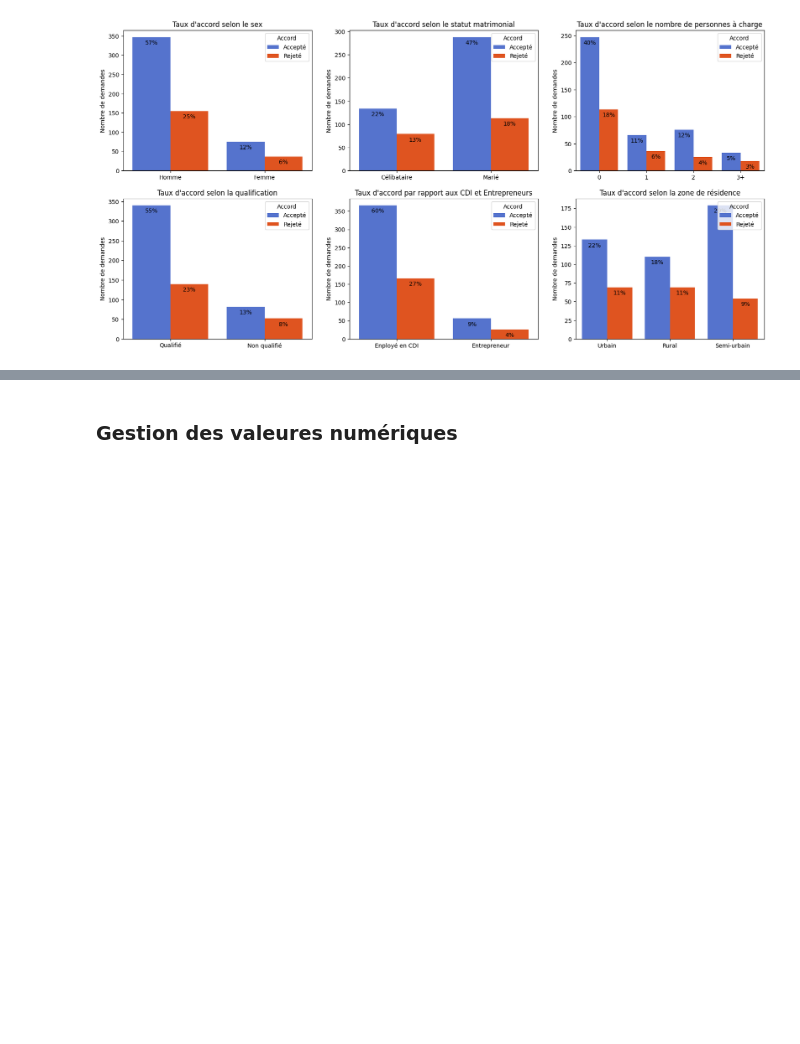
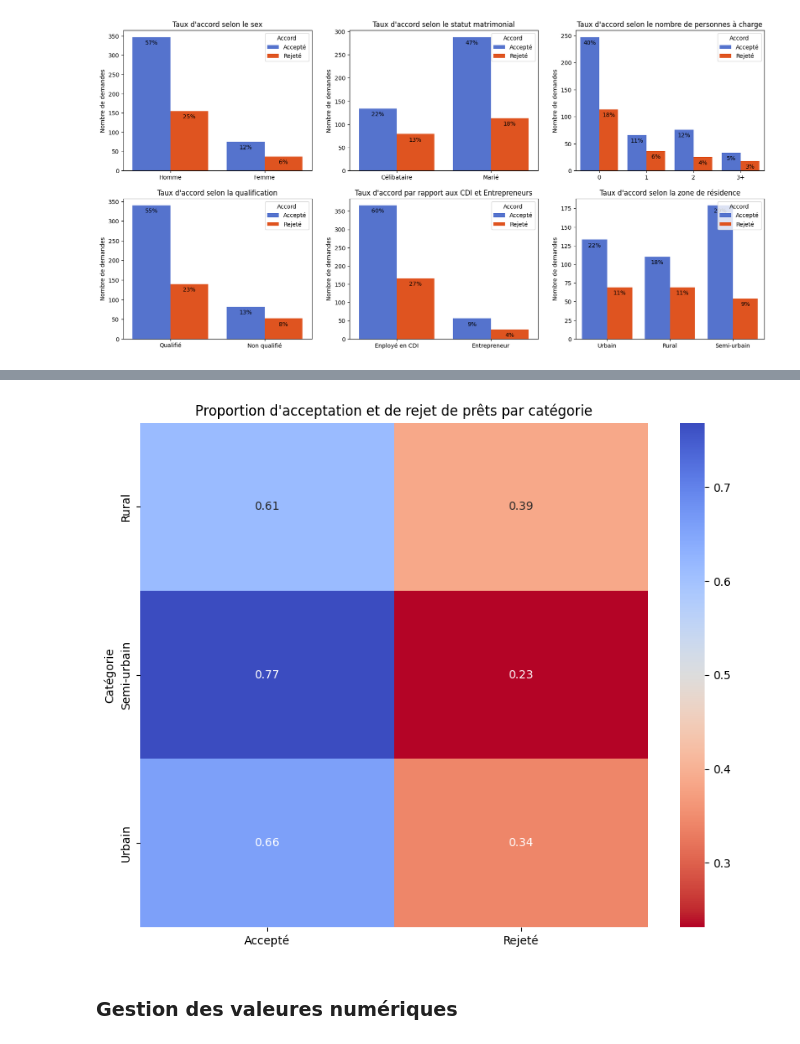
Before and after one commit to Patrick-NII/Analyse_Credits, a Jupyter notebook: EDA_Prets_Immo.ipynb, the cells around one changed output, grey strips where cells are left out. Saved outputs shown, nothing was run; the diff lists cells and outputs as text; code cells hidden in the pictures; blank space fills up the shorter version.

Commit message:
visualtion de la matrix de correlation

```diff
--- a/EDA_Prets_Immo.ipynb
+++ b/EDA_Prets_Immo.ipynb
@@ -239,3 +264,14 @@ plt.show()
+# %%
+# Heatmap pour visualiser les différences entre les taux d'accord et de refus pour chaque catégorie
+plt.figure(figsize=(10, 8))
+sns.heatmap(cross[['Accepté', 'Rejeté']], annot=True, cmap='coolwarm_r', fmt='.2f')
+plt.title('Proportion d\'acceptation et de rejet de prêts par catégorie')
+plt.xlabel('')
+plt.ylabel('Catégorie')
+plt.xticks(rotation=0)
+plt.show()
+# %% [output]
+[figure, added]
 # %% [markdown]
 ### Gestion des valeures numériques
 # %%
```
Also changed, not shown: parts of 3 cells of this notebook.
